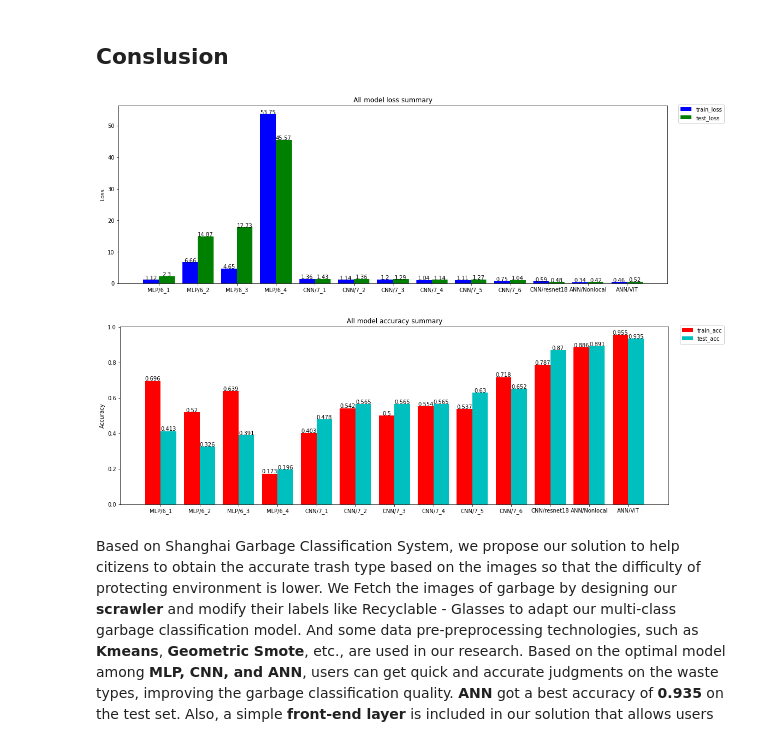
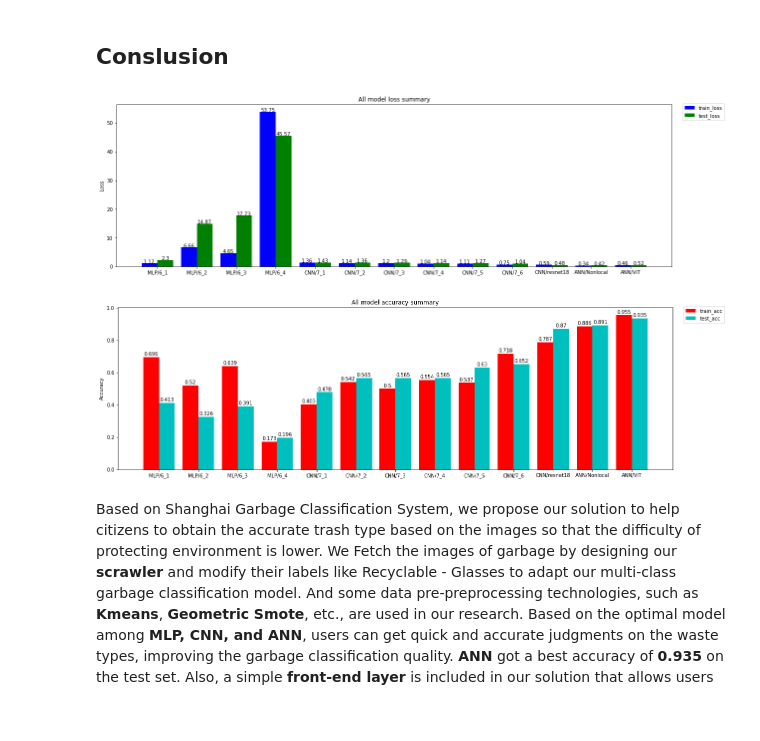
Before and after one commit to HeWenbin-bobo/CS5242-Project-Garbage-Classification-Shanghai, a Jupyter notebook: model_code.ipynb, the cells around one changed output. Drawn from its saved outputs; the diff is of its cells as text; code cells hidden in the pictures; blank space fills up the shorter version.

```diff
--- a/model_code.ipynb
+++ b/model_code.ipynb
@@ -2323,16 +2347,16 @@ if gradio_show_flag:
 # %%
 model_type = 'All'
 bar_data_All = dict()
 
 for model_name, value in model_dict.items():
     if 'nonlocal' in model_name:
         model_name = 'ANN/Nonlocal'
     history = value['history']
     index_highest_accuracy_test = np.argmax(history[:, -1], axis=-1)
     train_loss, test_loss, train_accuracy, test_accuracy = history[index_highest_accuracy_test, :]
     bar_data_All[model_name] = (train_loss, test_loss, train_accuracy, test_accuracy)
 
-bar_plot(bar_data_All, model_type, figsize=(18, 6))
+bar_plot(bar_data_All, model_type, offset=0.05, figsize=(20, 6))
 # %% [output]
-[figure, old version]
+[figure, new version]
-[figure, old version]
+[figure, new version]
```
Also changed, not shown: parts of 12 cells of this notebook, 5 other files.
